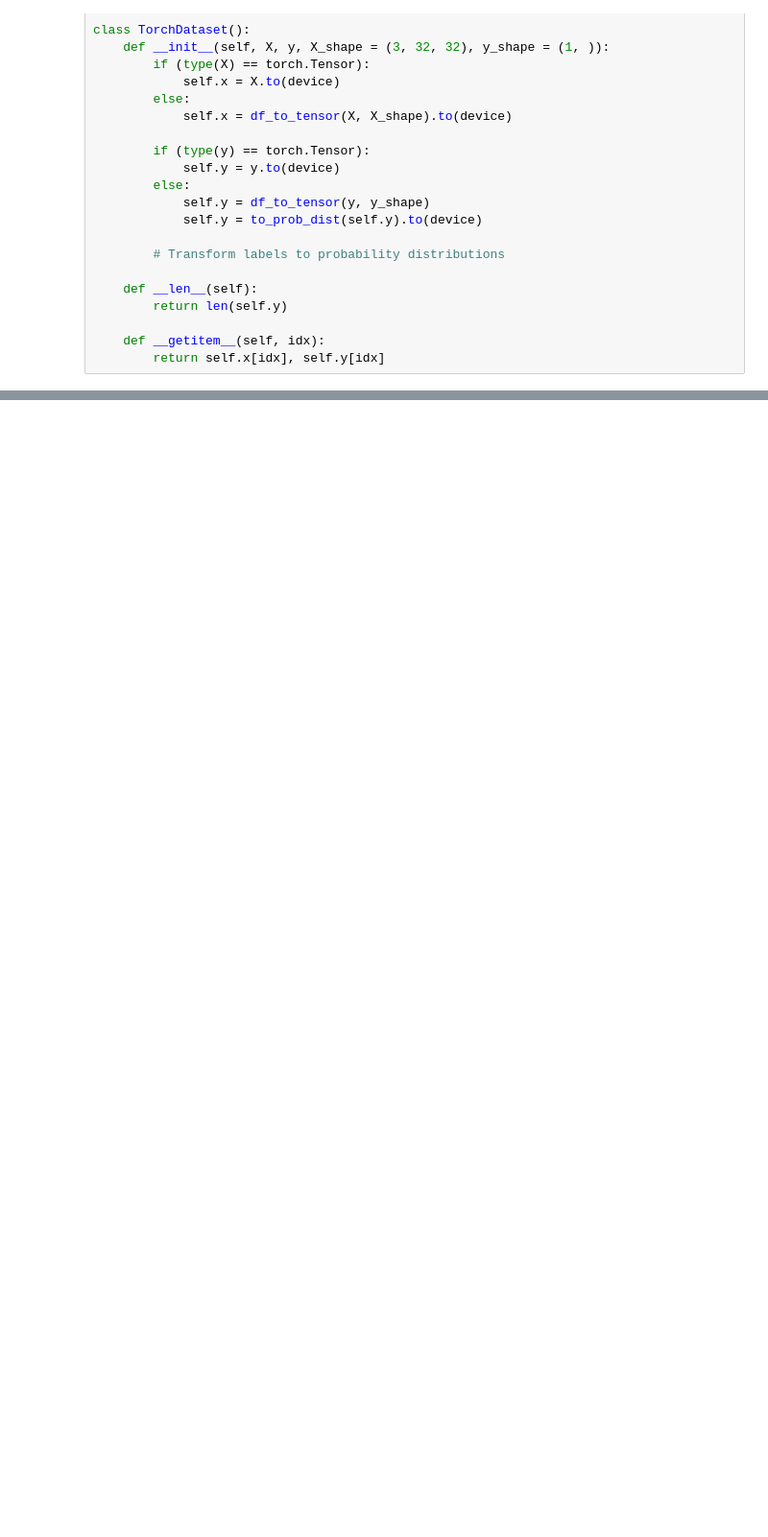
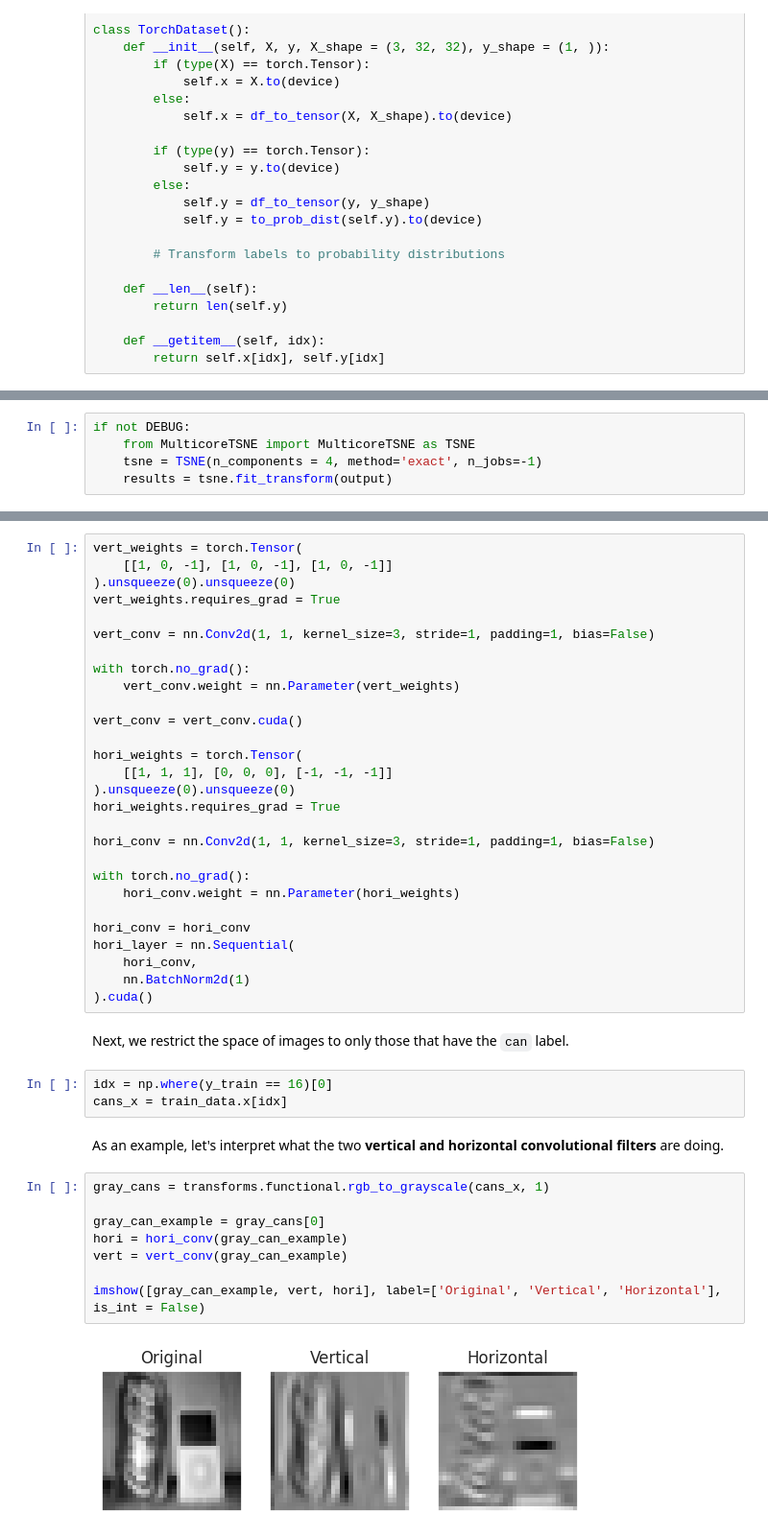
Before and after one commit to kenJPG/CIFAR100, a Jupyter notebook: cifar_100.ipynb, the cells around one changed output, grey strips where cells are left out. Shown at 96% size. Drawn from its saved outputs; the diff is of its cells as text; blank space fills up the shorter version.

```diff
--- a/cifar_100.ipynb
+++ b/cifar_100.ipynb
@@ -503,0 +766,5 @@ if not DEBUG:
+# %%
+if not DEBUG:
+	from MulticoreTSNE import MulticoreTSNE as TSNE
+	tsne = TSNE(n_components = 4, method='exact', n_jobs=-1)
+	results = tsne.fit_transform(output)
@@ -503,0 +837,45 @@ if not DEBUG:
+# %%
+vert_weights = torch.Tensor(
+    [[1, 0, -1], [1, 0, -1], [1, 0, -1]]
+).unsqueeze(0).unsqueeze(0)
+vert_weights.requires_grad = True
+
+vert_conv = nn.Conv2d(1, 1, kernel_size=3, stride=1, padding=1, bias=False)
+
+with torch.no_grad():
+    vert_conv.weight = nn.Parameter(vert_weights)
+
+vert_conv = vert_conv.cuda()
+
+hori_weights = torch.Tensor(
+    [[1, 1, 1], [0, 0, 0], [-1, -1, -1]]
+).unsqueeze(0).unsqueeze(0)
+hori_weights.requires_grad = True
+
+hori_conv = nn.Conv2d(1, 1, kernel_size=3, stride=1, padding=1, bias=False)
+
+with torch.no_grad():
+    hori_conv.weight = nn.Parameter(hori_weights)
+
+hori_conv = hori_conv
+hori_layer = nn.Sequential(
+    hori_conv,
+    nn.BatchNorm2d(1)
+).cuda()
+# %% [markdown]
+Next, we restrict the space of images to only those that have the <code>can</code> label.
+# %%
+idx = np.where(y_train == 16)[0]
+cans_x = train_data.x[idx]
+# %% [markdown]
+As an example, let's interpret what the two <strong>vertical and horizontal convolutional filters</strong> are doing.
+# %%
+gray_cans = transforms.functional.rgb_to_grayscale(cans_x, 1)
+
+gray_can_example = gray_cans[0]
+hori = hori_conv(gray_can_example)
+vert = vert_conv(gray_can_example)
+
+imshow([gray_can_example, vert, hori], label=['Original', 'Vertical', 'Horizontal'], is_int = False)
+# %% [output]
+[figure, added]
```
Also changed, not shown: parts of 110 cells of this notebook, 4 other files.
